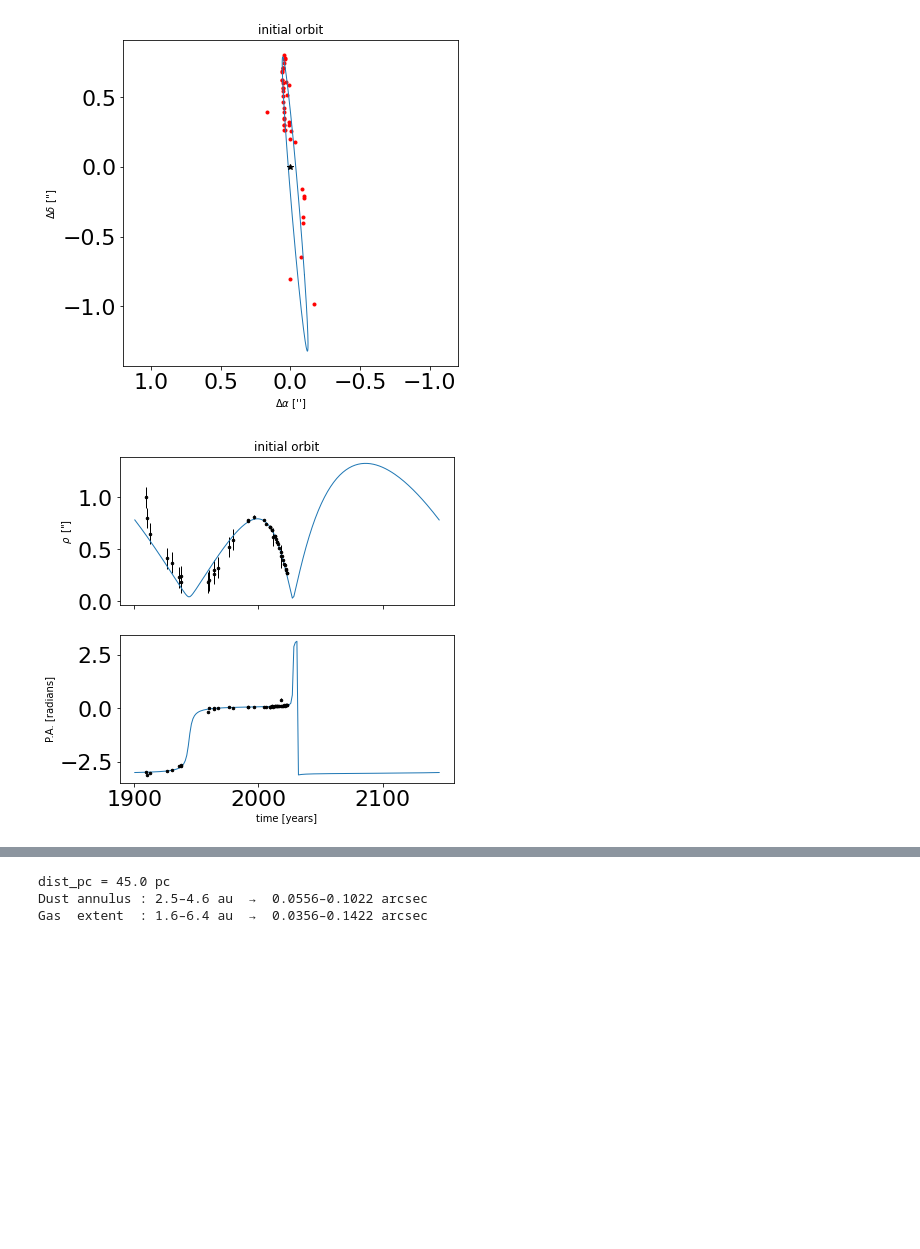
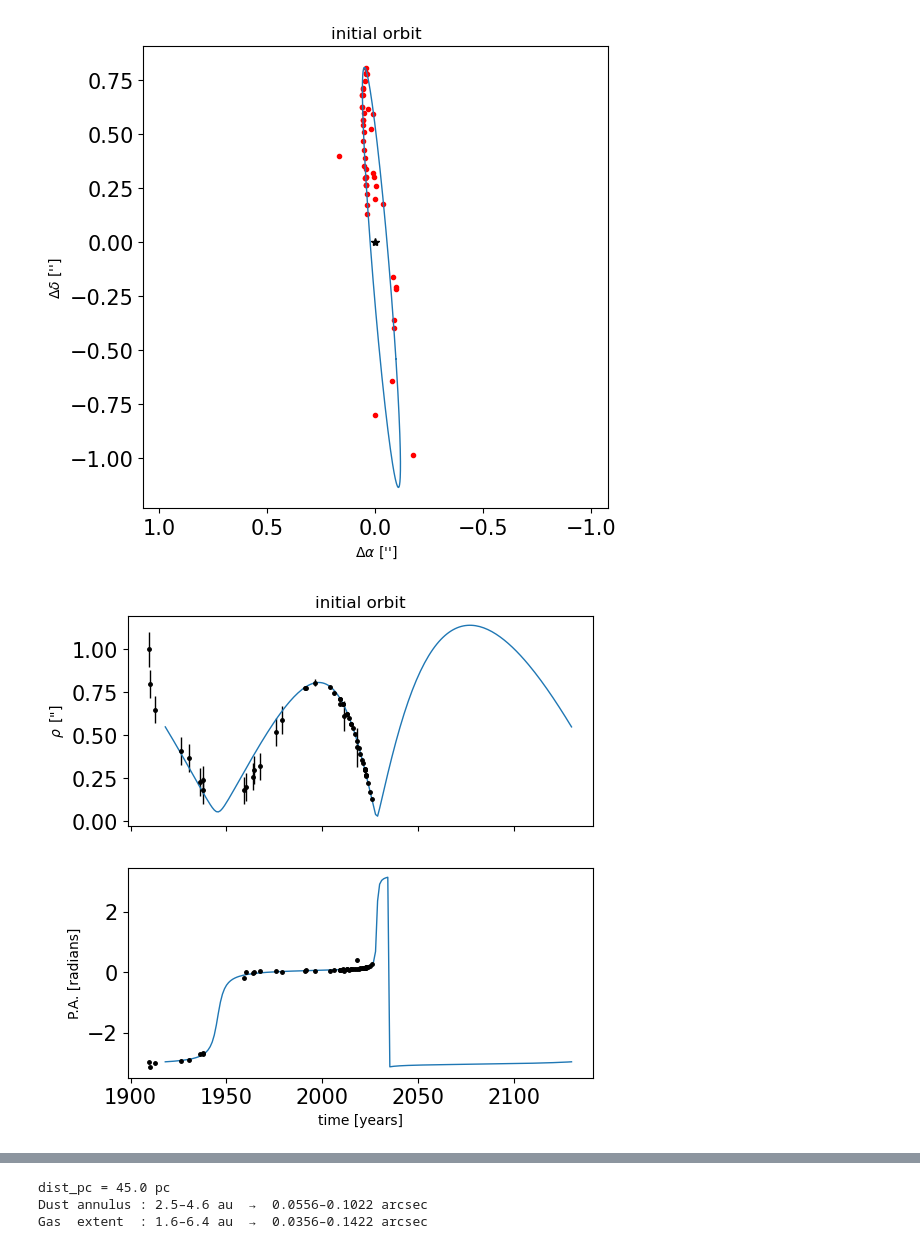
Before and after one commit to szunigaf/HD98800-orbit, a Jupyter notebook: AB/AB_orbit.ipynb, the cells around one changed output, grey strips where cells are left out. Cells and saved outputs as stored; diff of their text form; code cells hidden in the pictures; blank space fills up the shorter version.

```diff
--- a/AB/AB_orbit.ipynb
+++ b/AB/AB_orbit.ipynb
@@ -83,7 +85,7 @@ rvB_err = np.ascontiguousarray(RV_B["B_err"], dtype=float) # km/s
 # %%
 # Read astrometry
 
-astrometry_AB = pd.read_csv('AB_astrometry_2.csv')
+astrometry_AB = pd.read_csv('AB_astrometry.csv')
 
 # convert years to jds
 astro_jds = Time(np.ascontiguousarray(astrometry_AB["date"]), format="byear").jd
@@ -197,7 +199,7 @@ def calc_K(Mtot, m_K, ecc,i,a):
 
     return Kv * (1 * u.meter / u.second).to(u.km / u.second).value
 # %%
-# Orbital elements from Kennedy 2019
+# Orbital elements from Zúñiga-Fernández et al. 2026
 
 # convert from R_sun / day to km/s
 # and from v_r = - v_Z
@@ -205,22 +207,22 @@ output_units = u.km / u.s
 conv = -(1 * u.R_sun / u.day).to(output_units).value
 
 # For the relative astrometric fit, we only need the following parameters
-a_ang_0 = 1.2  # arcsec
+a_ang_0 = 1.067  # arcsec
 #parallax = 1  # arcsec (meaningless choice for now)
-parallax = 23.7  # arcsec (meaningless choice for now)
+parallax = 21.89  # arcsec (meaningless choice for now)
 a = a_ang_0 * au_to_R_sun / parallax
-e_0 = 0.52
-i_0 = 88.63 * deg  # [rad]
-omega_0 = 64.67 * deg  # omega_1
-Omega_0 = 4.60 * deg + np.pi
-P_0 = 245.26 * yr  # days
+e_0 = 0.437
+i_0 = 87.850 * deg  # [rad]
+omega_0 = 69.1 * deg  # omega_1
+Omega_0 = 184.47 * deg
+P_0 = 212 * yr  # days
 
-T0 = Time(2023.0, format="decimalyear")
+T0 = Time(2024.11, format="decimalyear")
 T0.format = "jd"
 T0 = T0.value  # [Julian Date]
 #T0 = 52481.34 + 2400000.5 # [Julian Date]
 
-MB = 1.28
+MB = 1.306
 
 
 orbit = xo.orbits.KeplerianOrbit(
@@ -252,35 +254,35 @@ ax.plot(ys, xs, color="C0", lw=1)
 
 
 ax.scatter(yd, xd, marker=".", color ='r', label = 'Astrometry')
 #ax.scatter(x_model*1000,y_model*1000)
 
 ax.set_ylabel(r"$\Delta \delta$ ['']")
 ax.set_xlabel(r"$\Delta \alpha$ ['']")
 ax.invert_xaxis()
 ax.plot(0, 0, "k*")
 ax.set_aspect("equal", "datalim")
 ax.set_title("initial orbit")
 #ax.legend(loc='upper left', prop={'size': 12})
 #print(astrometry_PA[2])
 
 t_fine_y = Time(np.ascontiguousarray(t_fine), format="jd").byear
 
 fig, ax = plt.subplots(nrows=2, sharex=True, figsize=(6, 6))
 ax[0].errorbar(astrometry_AB['date'], rho_data, yerr=rho_err, fmt=".k", lw=1, ms=5)
 ax[0].plot(t_fine_y, rho, color="C0", lw=1)
 ax[0].set_ylabel(r'$\rho\,$ ["]')
 ax[0].set_title("initial orbit")
 
 ax[1].errorbar(astrometry_AB['date'], theta_data, yerr=theta_err, fmt=".k", lw=1, ms=5)
 ax[1].plot(t_fine_y, theta, color="C0", lw=1)
 ax[1].set_ylabel(r"P.A. [radians]")
 _ = ax[1].set_xlabel("time [years]")
 
 
 plt.show()
 # %% [output]
-[figure, old version]
+[figure, new version]
-[figure, old version]
+[figure, new version]
 # %%
 # for predicted orbits
 t_fine_xy = np.linspace(T0 - 150*yr, T0 + 150*yr, num=400)
```
Also changed, not shown: parts of 36 cells of this notebook, 36 other files.
